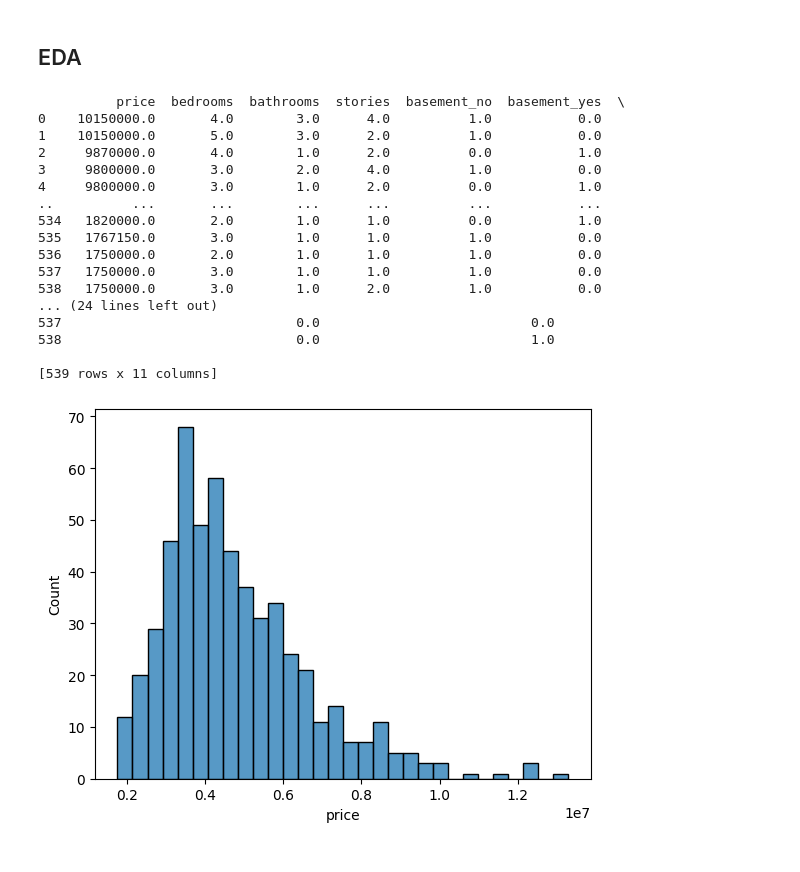
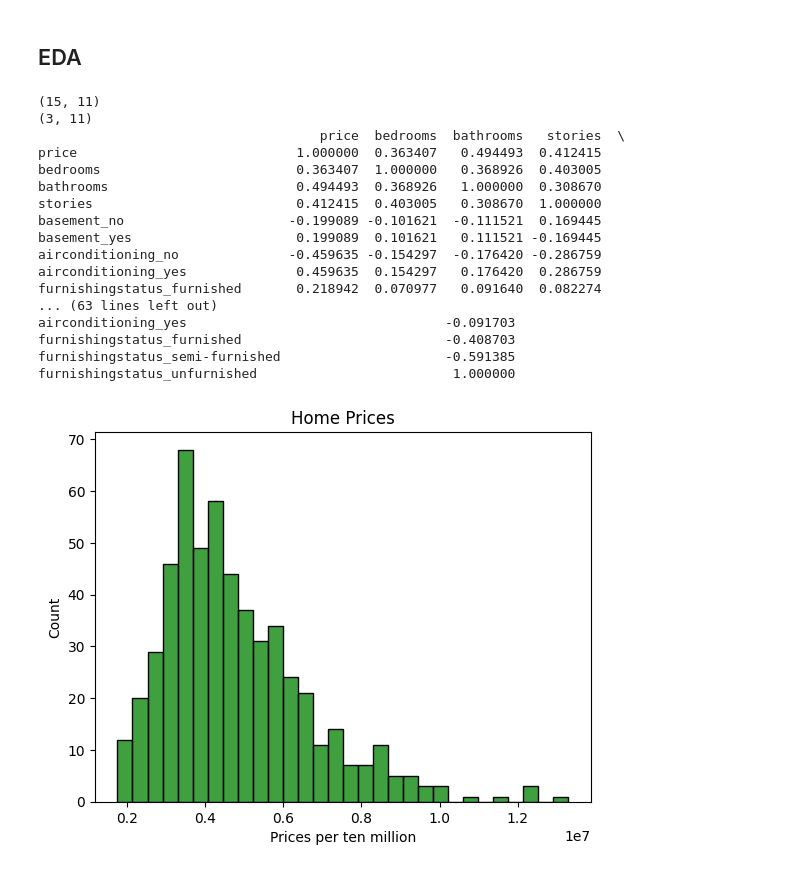
Before and after one commit to Bshell13/shellenberger_capstone, a Jupyter notebook: data_cleaning.ipynb, the cells around one changed output. Cells and saved outputs as stored; diff of their text form; code cells hidden in the pictures.

Commit message:
cleaning outliers

```diff
--- a/data_cleaning.ipynb
+++ b/data_cleaning.ipynb
@@ -176,43 +176,47 @@ For the Zillow dataset, the dependent variables are the dates and the independen
 # %% [markdown]
 ## EDA
 # %%
-sns.histplot(kaggle_hot_encoded, x='price', bins=30)
+sns.histplot(kaggle_hot_encoded, x='price', bins=30, color='green')
+plt.xlabel("Prices per ten million")
+plt.title("Home Prices")
 
 # Inner Quartile Range outlier detection
 q1 = kaggle_hot_encoded['price'].quantile(0.25)
 q3 = kaggle_hot_encoded['price'].quantile(0.75)
 iqr = q3 - q1
 outliers_iqr = kaggle_hot_encoded[(kaggle_hot_encoded['price'] < (q1 - 1.5 * iqr)) | (kaggle_hot_encoded['price'] > (q3 + 1.5 * iqr))]
+print(outliers_iqr.shape)
 
 # Z-scores outlier detection
 z_scores = np.abs(stats.zscore(kaggle_hot_encoded['price']))
-outliers_z_up = kaggle_hot_encoded[z_scores > 3]
-outliers_z_low = kaggle_hot_encoded[z_scores < -3]
+outliers_z_up = kaggle_hot_encoded[z_scores > 4]
+outliers_z_low = kaggle_hot_encoded[z_scores < -4]
 outliers_z = pd.concat([outliers_z_up, outliers_z_low])
+print(outliers_z.shape)
 
 # Intersection of both outlier lists
 total_outliers = outliers_iqr[outliers_iqr.isin(outliers_z)].dropna()
 
 kaggle_no_outliers = kaggle_hot_encoded[~kaggle_hot_encoded.isin(total_outliers)].dropna().reset_index().drop(columns='index')
-print(kaggle_no_outliers)
+print(kaggle_no_outliers.corr())
 # kaggle_no_outliers = kaggle_hot_encoded[kaggle_hot_encoded['price'] != outliers]
 # print(kaggle_no_outliers.describe())
 # %% [output]
-          price  bedrooms  bathrooms  stories  basement_no  basement_yes  \
-0    10150000.0       4.0        3.0      4.0          1.0           0.0
-1    10150000.0       5.0        3.0      2.0          1.0           0.0
-2     9870000.0       4.0        1.0      2.0          0.0           1.0
-3     9800000.0       3.0        2.0      4.0          1.0           0.0
-4     9800000.0       3.0        1.0      2.0          0.0           1.0
-..          ...       ...        ...      ...          ...           ...
-534   1820000.0       2.0        1.0      1.0          0.0           1.0
-535   1767150.0       3.0        1.0      1.0          1.0           0.0
-536   1750000.0       2.0        1.0      1.0          1.0           0.0
-537   1750000.0       3.0        1.0      1.0          1.0           0.0
-538   1750000.0       3.0        1.0      2.0          1.0           0.0
-... (24 lines left out)
-537                              0.0                           0.0
-538                              0.0                           1.0
-
-[539 rows x 11 columns]
+(15, 11)
+(3, 11)
+                                    price  bedrooms  bathrooms   stories  \
+price                            1.000000  0.363407   0.494493  0.412415
+bedrooms                         0.363407  1.000000   0.368926  0.403005
+bathrooms                        0.494493  0.368926   1.000000  0.308670
+stories                          0.412415  0.403005   0.308670  1.000000
+basement_no                     -0.199089 -0.101621  -0.111521  0.169445
+basement_yes                     0.199089  0.101621   0.111521 -0.169445
+airconditioning_no              -0.459635 -0.154297  -0.176420 -0.286759
+airconditioning_yes              0.459635  0.154297   0.176420  0.286759
+furnishingstatus_furnished       0.218942  0.070977   0.091640  0.082274
+... (63 lines left out)
+airconditioning_yes                                 -0.091703
+furnishingstatus_furnished                          -0.408703
+furnishingstatus_semi-furnished                     -0.591385
+furnishingstatus_unfurnished                         1.000000
-[figure, old version]
+[figure, new version]
```
Also changed, not shown: parts of 1 cell of this notebook, 1 other file.
